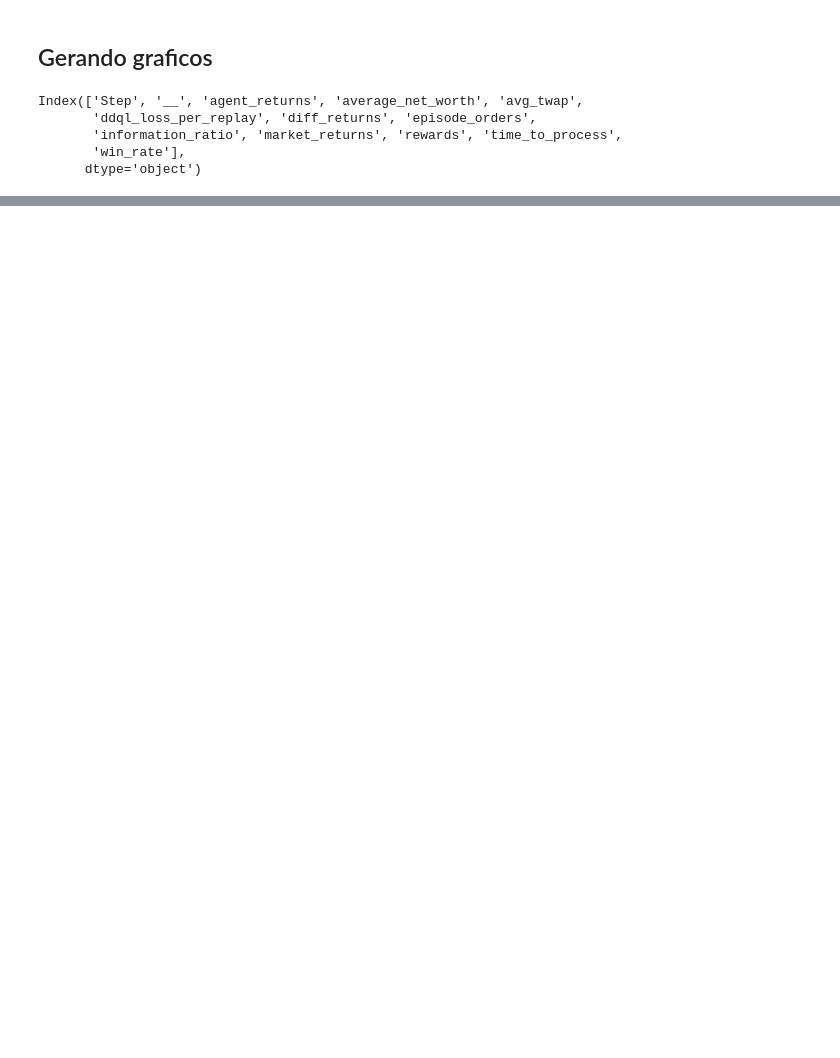
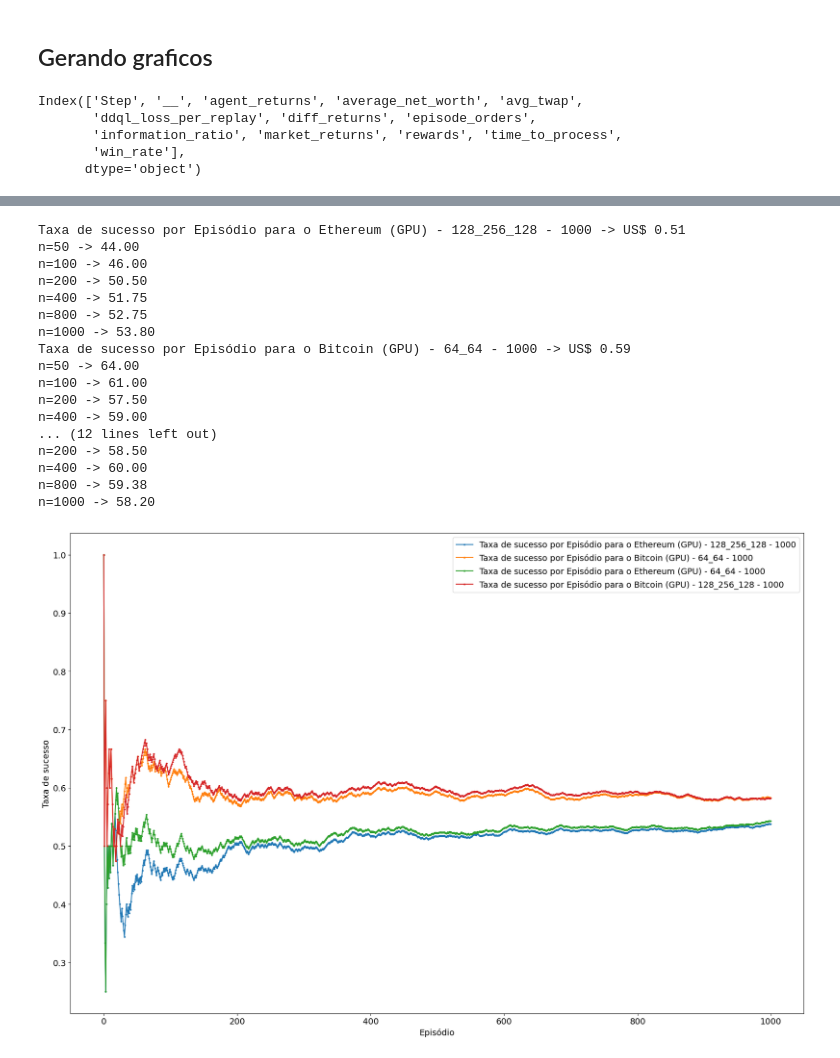
Before and after one commit to douglasnacl/master, a Jupyter notebook: build-table.ipynb, the cells around one changed output, grey strips where cells are left out. Saved outputs shown, nothing was run; the diff lists cells and outputs as text; code cells hidden in the pictures; blank space fills up the shorter version.

```diff
--- a/build-table.ipynb
+++ b/build-table.ipynb
@@ -599,0 +617,21 @@ Patrimônio líquido médio por Episódio para o Ethereum (GPU) - 128_256_128 -
+# %%
+plot_data_agg(directories_dict, axis=('Step', 'win_rate'), should_save_image=False)
+# %% [output]
+Taxa de sucesso por Episódio para o Ethereum (GPU) - 128_256_128 - 1000 -> US$ 0.51
+n=50 -> 44.00
+n=100 -> 46.00
+n=200 -> 50.50
+n=400 -> 51.75
+n=800 -> 52.75
+n=1000 -> 53.80
+Taxa de sucesso por Episódio para o Bitcoin (GPU) - 64_64 - 1000 -> US$ 0.59
+n=50 -> 64.00
+n=100 -> 61.00
+n=200 -> 57.50
+n=400 -> 59.00
+... (12 lines left out)
+n=200 -> 58.50
+n=400 -> 60.00
+n=800 -> 59.38
+n=1000 -> 58.20
+[figure, added]
```
Also changed, not shown: parts of 11 cells of this notebook.
